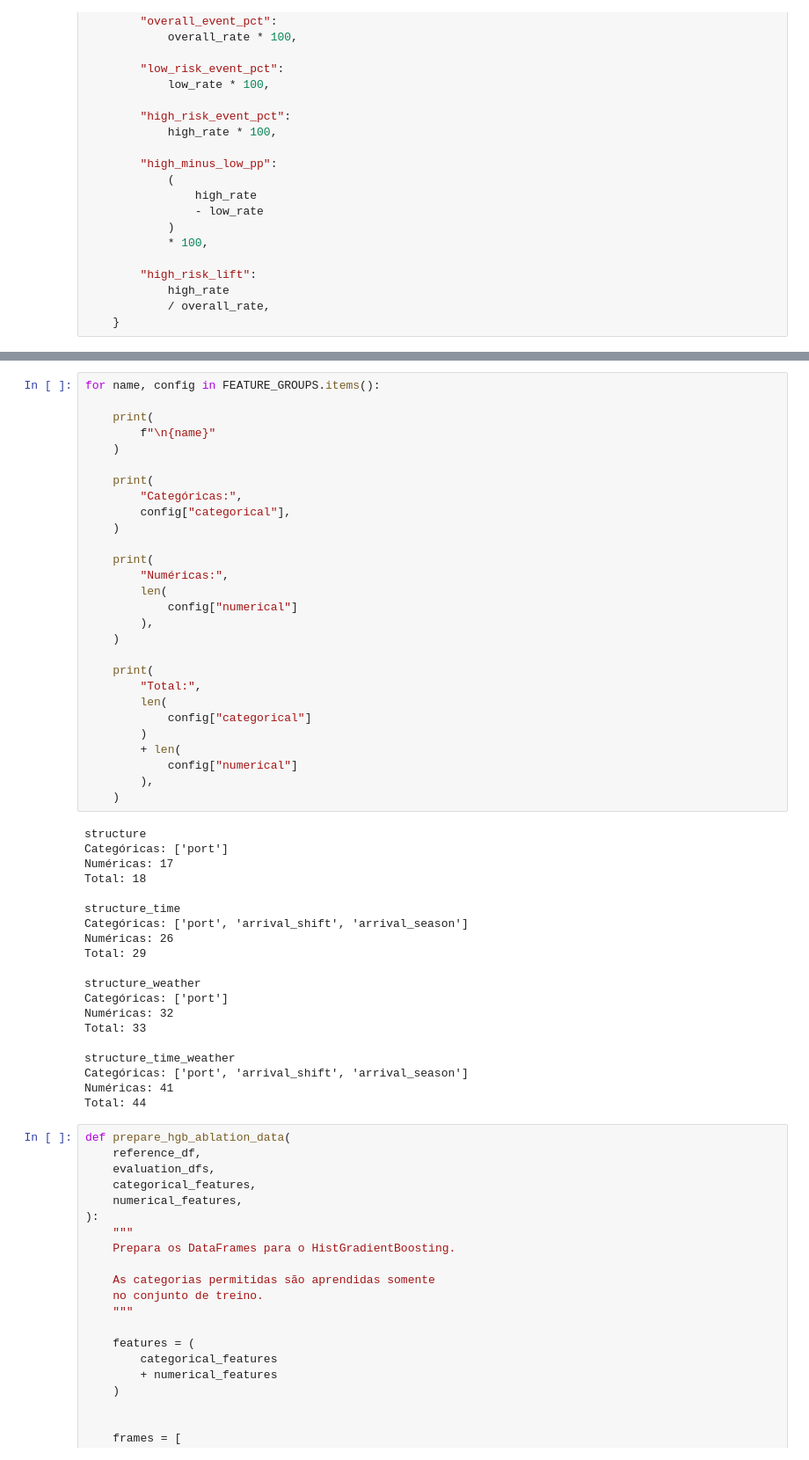
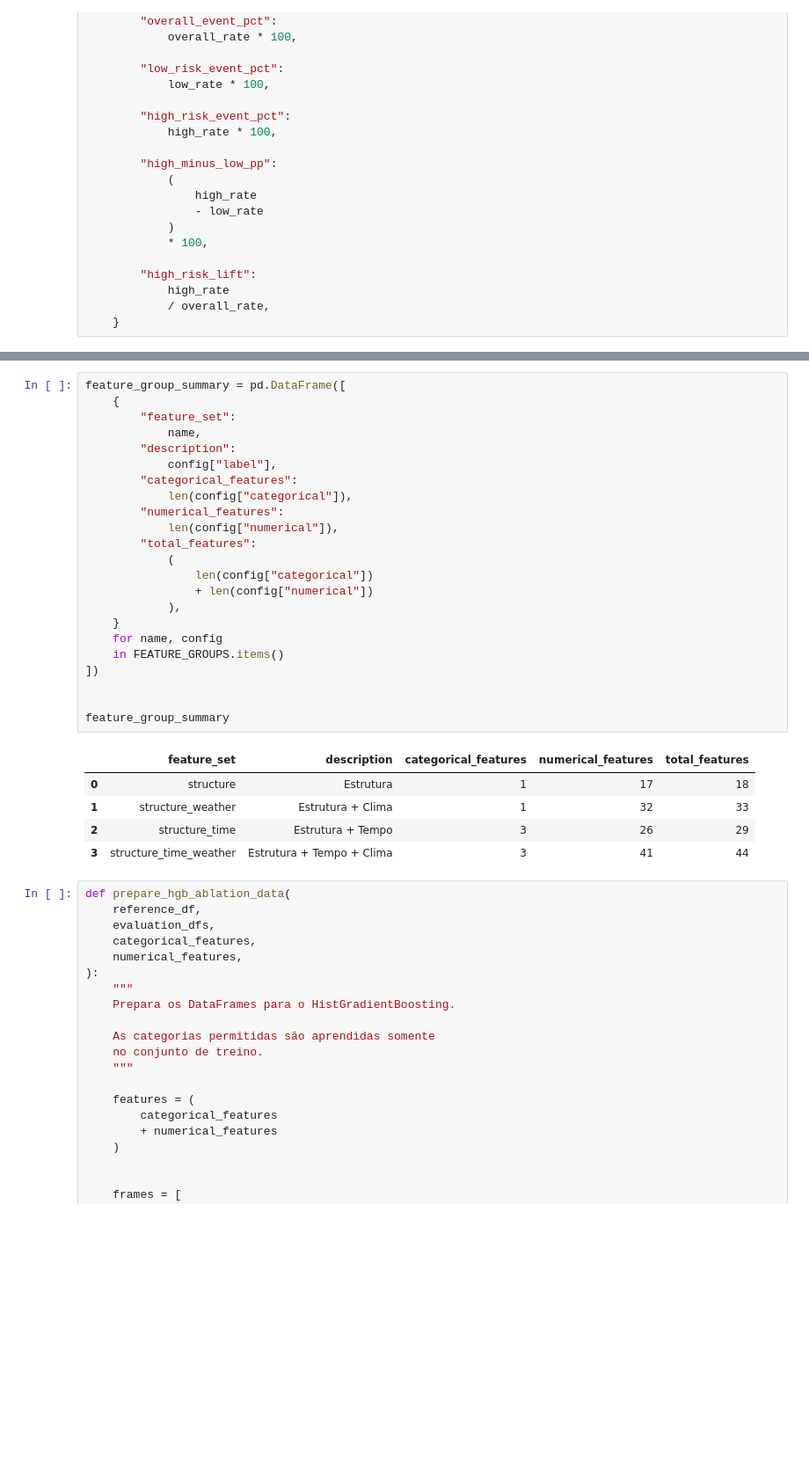
Before and after one commit to tiagoalberione/port_leadtime_prediction, a Jupyter notebook: notebooks/modeling_step_by_step.ipynb, the cells around one changed output, grey strips where cells are left out. Shown at 88% size. Drawn from its saved outputs; the diff is of its cells as text; blank space fills up the shorter version.

```diff
--- a/notebooks/modeling_step_by_step.ipynb
+++ b/notebooks/modeling_step_by_step.ipynb
@@ -6600,53 +6678,34 @@ FEATURE_GROUPS = {
     },
 }
 # %%
-for name, config in FEATURE_GROUPS.items():
+feature_group_summary = pd.DataFrame([
+    {
+        "feature_set":
+            name,
+        "description":
+            config["label"],
+        "categorical_features":
+            len(config["categorical"]),
+        "numerical_features":
+            len(config["numerical"]),
+        "total_features":
+            (
+                len(config["categorical"])
+                + len(config["numerical"])
+            ),
+    }
+    for name, config
+    in FEATURE_GROUPS.items()
+])
 
-    print(
-        f"\n{name}"
-    )
 
-    print(
-        "Categóricas:",
-        config["categorical"],
-    )
-
-    print(
-        "Numéricas:",
-        len(
-            config["numerical"]
-        ),
-    )
-
-    print(
-        "Total:",
-        len(
-            config["categorical"]
-        )
-        + len(
-            config["numerical"]
-        ),
-    )
+feature_group_summary
 # %% [output]
-structure
-Categóricas: ['port']
-Numéricas: 17
-Total: 18
-
-structure_time
-Categóricas: ['port', 'arrival_shift', 'arrival_season']
-Numéricas: 26
-Total: 29
-
-structure_weather
-Categóricas: ['port']
-Numéricas: 32
-Total: 33
-
-structure_time_weather
-Categóricas: ['port', 'arrival_shift', 'arrival_season']
-Numéricas: 41
-Total: 44
+|  | feature_set | description | categorical_features | numerical_features | total_features |
+| 0 | structure | Estrutura | 1 | 17 | 18 |
+| 1 | structure_weather | Estrutura + Clima | 1 | 32 | 33 |
+| 2 | structure_time | Estrutura + Tempo | 3 | 26 | 29 |
+| 3 | structure_time_weather | Estrutura + Tempo + Clima | 3 | 41 | 44 |
 # %%
 def prepare_hgb_ablation_data(
     reference_df,
```
Also changed, not shown: parts of 41 cells of this notebook.
